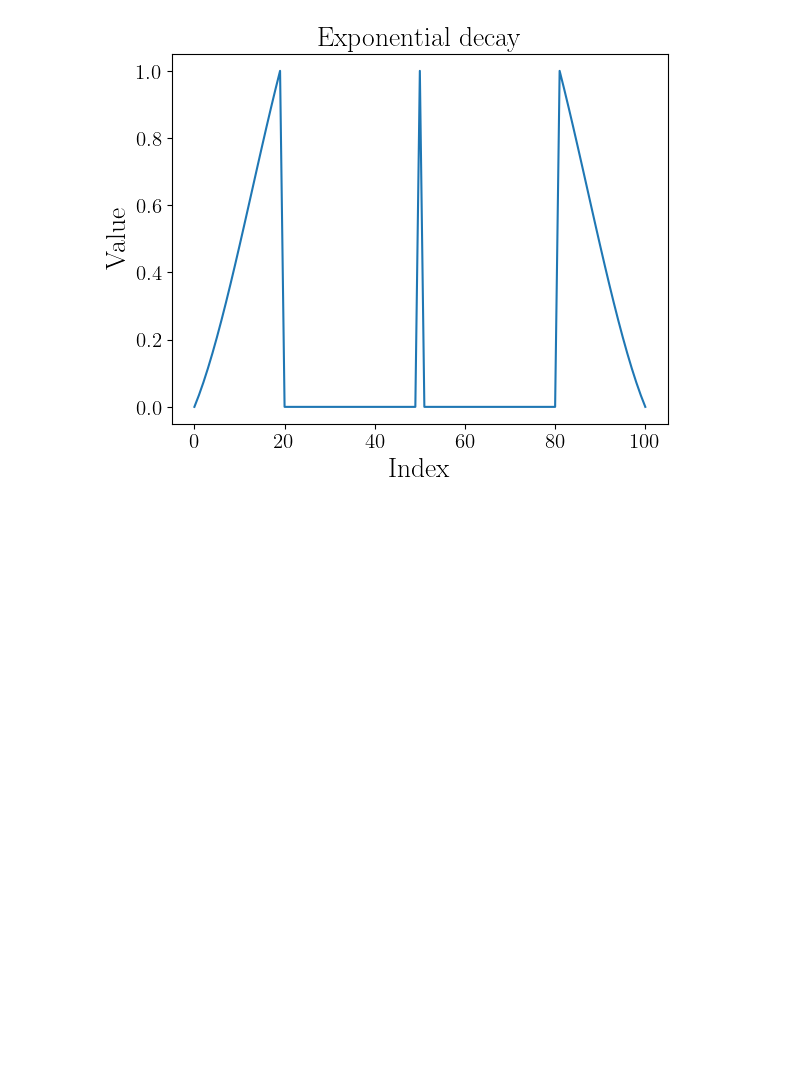
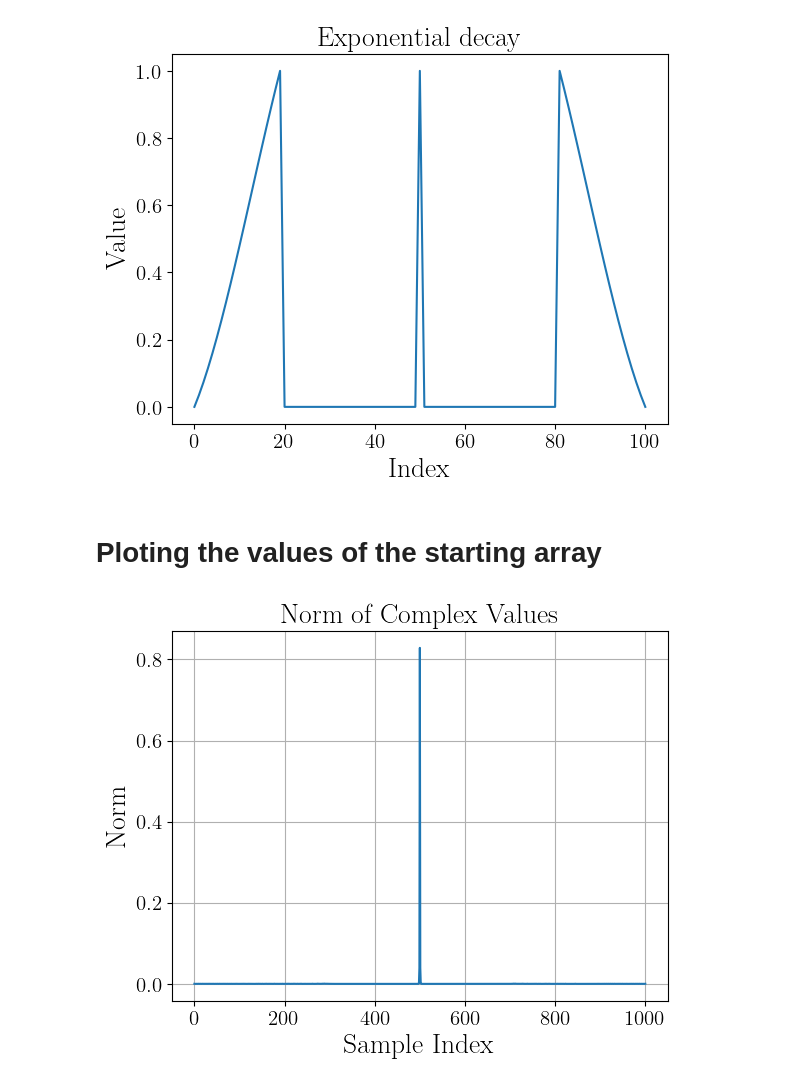
Before and after one commit to eurusebr/FeedBack, a Jupyter notebook: plot.ipynb, the cells around one changed output. Saved outputs shown, nothing was run; the diff lists cells and outputs as text; code cells hidden in the pictures; blank space fills up the shorter version.

```diff
--- a/plot.ipynb
+++ b/plot.ipynb
@@ -502,3 +515,21 @@ plt.show()
  0.15958288-1.13731217j 0.20738214-1.16200224j 0.25778454-1.182401j
  0.31048757-1.19832181j 0.36517712-1.2095972j  0.4215286 -1.21607955j]
 [figure]
+# %% [markdown]
+# Ploting the values of the starting array
+# %%
+complex_values = np.fromfile("./Damping_alpha(5)/xi(0.9)/startvec.bin", dtype=np.float64)
+
+# Compute the norm (magnitude) of the complex values
+norms = np.abs(complex_values)
+
+# Create a plot of the norm
+plt.figure()
+plt.plot(norms)
+plt.xlabel('Sample Index')
+plt.ylabel('Norm')
+plt.title('Norm of Complex Values')
+plt.grid(True)
+plt.show()
+# %% [output]
+[figure, added]
```
Also changed, not shown: parts of 4 cells of this notebook, 1 other file.
